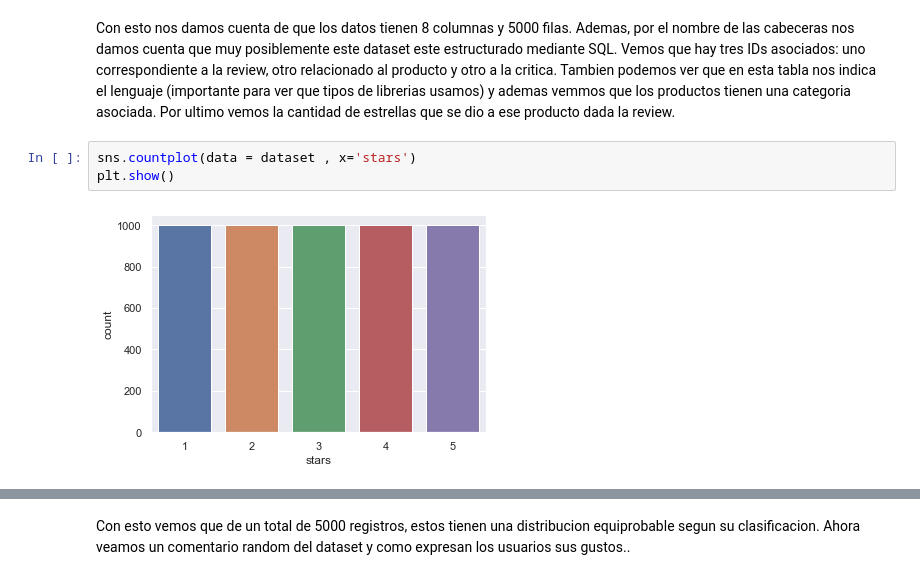
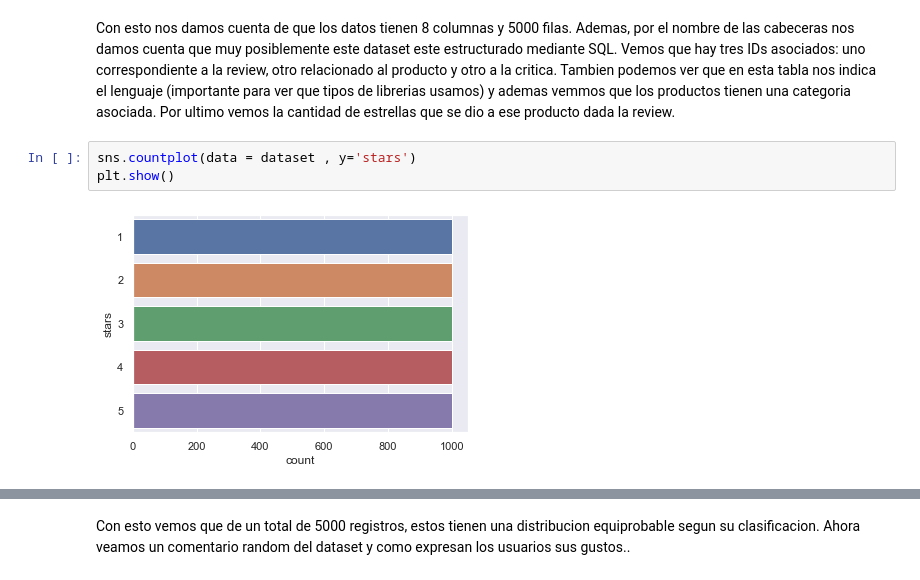
Before and after one commit to ldotto46/02.Proj_Amazon-NLP, a Jupyter notebook: DS_Proyecto_03_NLP.ipynb, the cells around one changed output, grey strips where cells are left out. Cells and saved outputs as stored; diff of their text form.

```diff
--- a/DS_Proyecto_03_NLP.ipynb
+++ b/DS_Proyecto_03_NLP.ipynb
@@ -72,7 +72,7 @@ dataset.shape
 # %% [markdown]
 Con esto nos damos cuenta de que los datos tienen 8 columnas y 5000 filas. Ademas, por el nombre de las cabeceras nos damos cuenta que muy posiblemente este dataset este estructurado mediante SQL. Vemos que hay tres IDs asociados: uno correspondiente a la review, otro relacionado al producto y otro a la critica. Tambien podemos ver que en esta tabla nos indica el lenguaje (importante para ver que tipos de librerias usamos) y ademas vemmos que los productos tienen una categoria asociada. Por ultimo vemos la cantidad de estrellas que se dio a ese producto dada la review.
 # %%
-sns.countplot(data = dataset , x='stars')
+sns.countplot(data = dataset , y='stars')
 plt.show()
 # %% [output]
-[figure, old version]
+[figure, new version]
```
Also changed, not shown: parts of 3 cells of this notebook.
